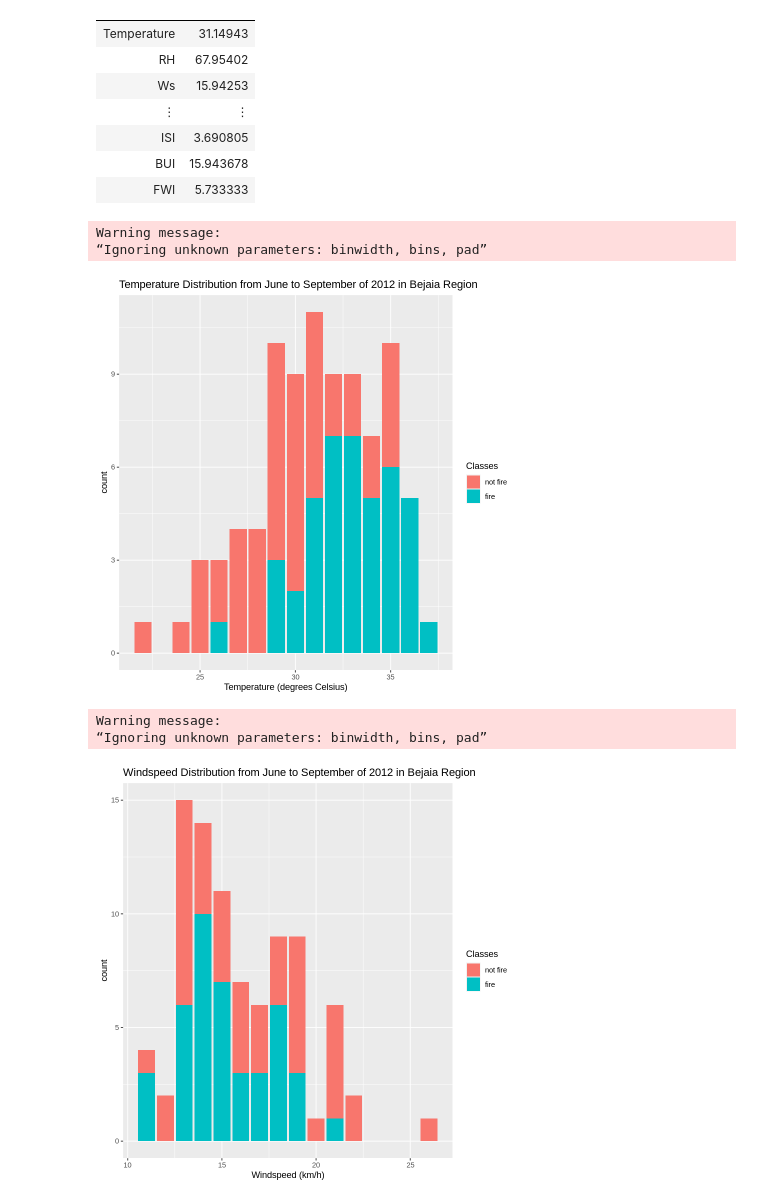
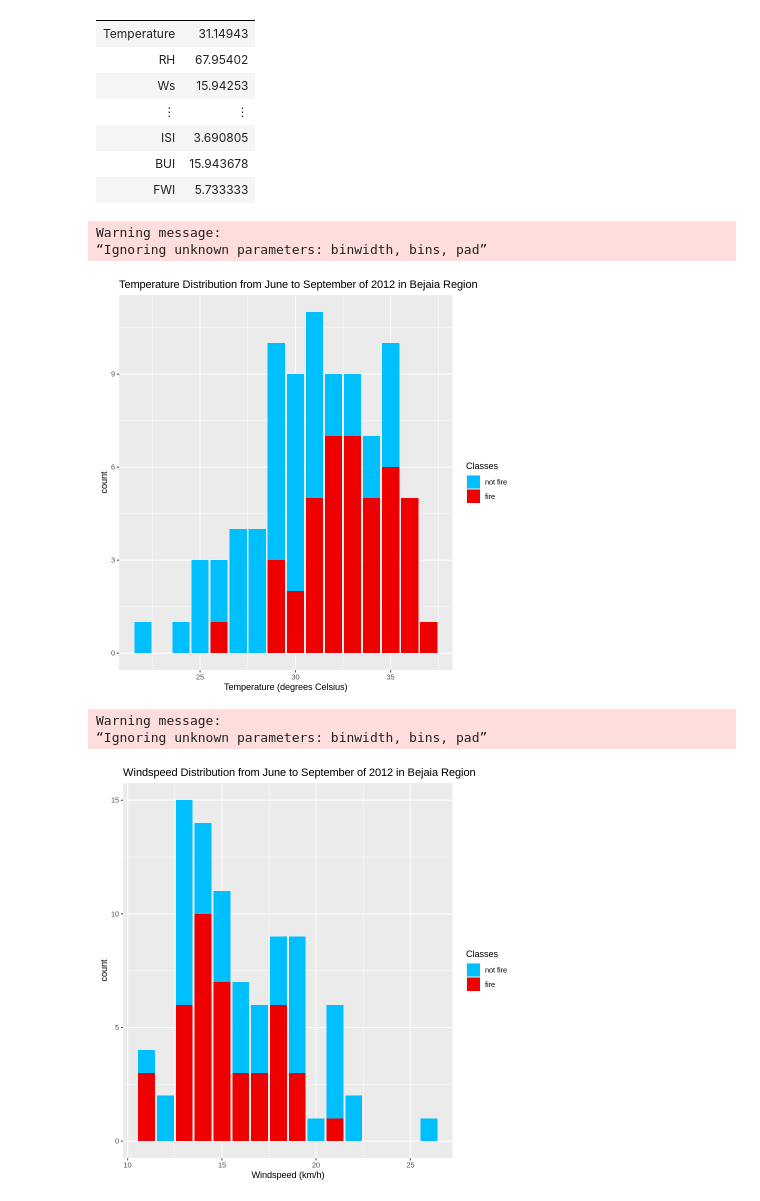
Before and after one commit to edsobcz/fire-project, a Jupyter notebook: group_09_proposal.ipynb, the cells around one changed output. Drawn from its saved outputs; the diff is of its cells as text; code cells hidden in the pictures.

Commit message:
Changed color of graphs
scale_fill_manual or scale_color_manual. still need to change text/point size

```diff
--- a/group_09_proposal.ipynb
+++ b/group_09_proposal.ipynb
@@ -109,28 +109,30 @@ A tibble: 10 × 2
 # %%
 # added fill for all of these, but how do we want to parse it out, stack or dodge or smth else?
 # can we swap the colors for these graphs?
 
 temp_dstn_plot <- fire_training %>%
     ggplot(aes(x = Temperature, fill = Classes)) +
     geom_histogram(stat = "count") +
     labs(x = "Temperature (degrees Celsius)") +
-    ggtitle("Temperature Distribution from June to September of 2012 in Bejaia Region")
+    ggtitle("Temperature Distribution from June to September of 2012 in Bejaia Region") +
+    scale_fill_manual(values = c("deepskyblue1", "red2"))
 temp_dstn_plot
 # %% [output]
 Warning message:
 “Ignoring unknown parameters: binwidth, bins, pad”
-[figure, old version]
+[figure, new version]
 # %%
 ws_dstn_plot <- fire_training %>%
     ggplot(aes(x = Ws, fill = Classes)) +
     geom_histogram(stat = "count") +
     labs(x = "Windspeed (km/h)") +
-    ggtitle("Windspeed Distribution from June to September of 2012 in Bejaia Region")
+    ggtitle("Windspeed Distribution from June to September of 2012 in Bejaia Region") +
+    scale_fill_manual(values = c("deepskyblue1", "red2"))
 ws_dstn_plot
 # %% [output]
 Warning message:
 “Ignoring unknown parameters: binwidth, bins, pad”
-[figure, old version]
+[figure, new version]
 # %%
 # this is my modification of the last histogram. needed to remove the stat = "count" to get binwidth to work
 # since histos default to the count, you don't actually need to add that argument
```
Also changed, not shown: parts of 2 cells of this notebook.
